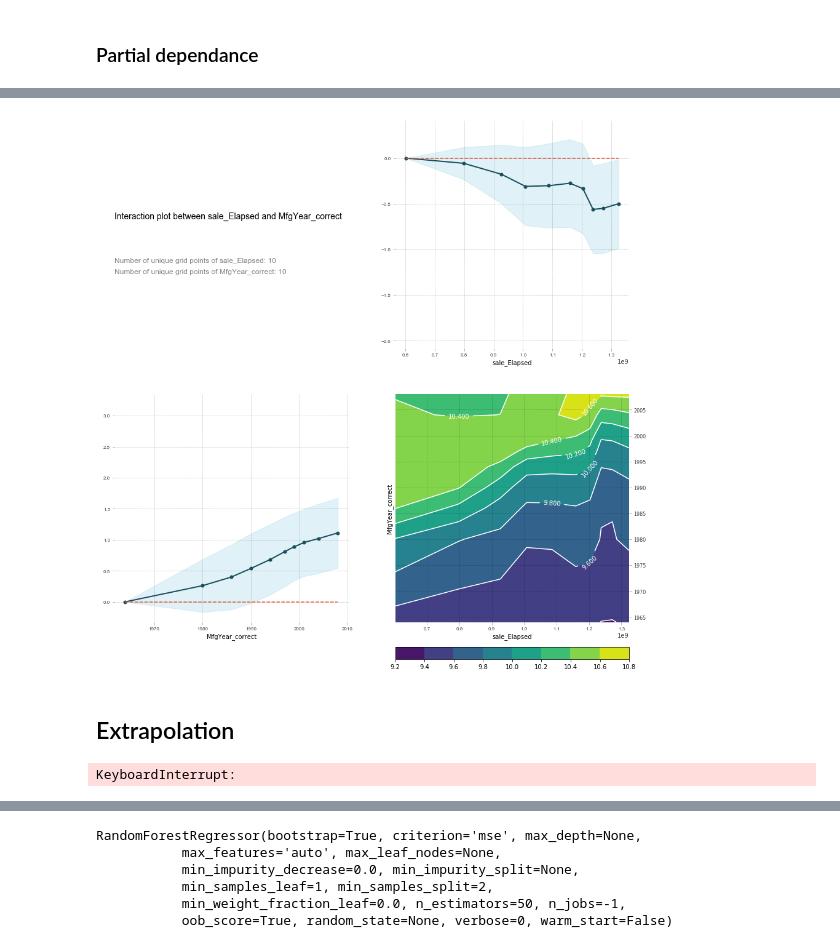
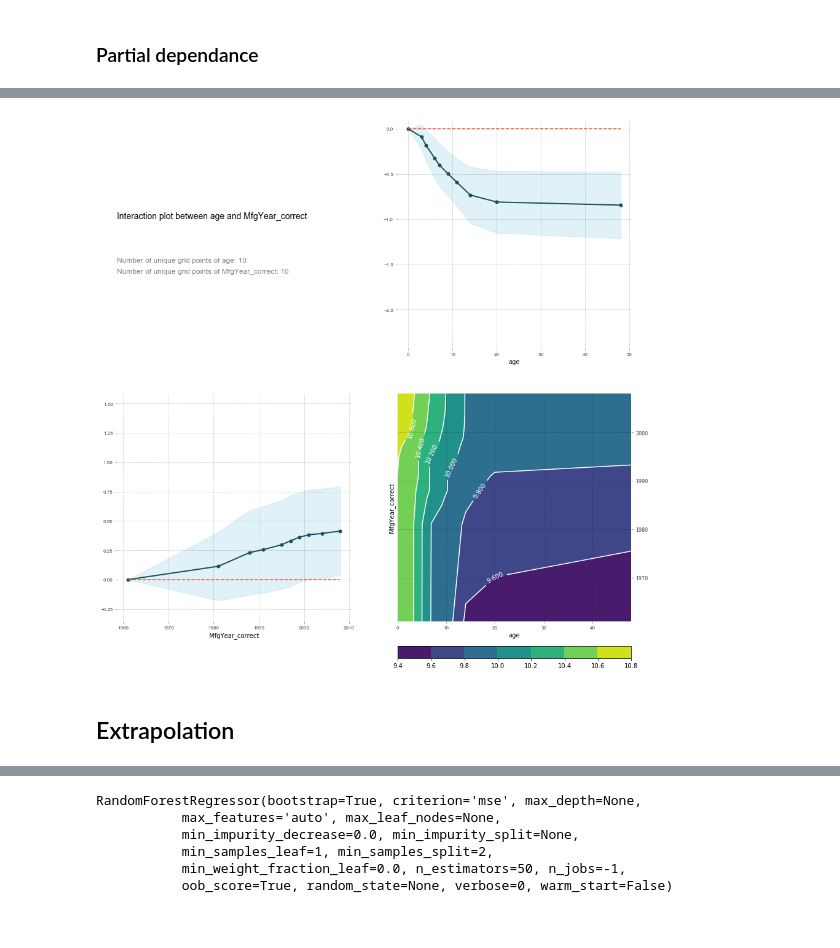
Before and after one commit to BastienVialla/bluebook_for_bulldozers, a Jupyter notebook: bulldozers.ipynb, the cells around one changed output, grey strips where cells are left out. Cells and saved outputs as stored; diff of their text form; code cells hidden in the pictures.

```diff
--- a/bulldozers.ipynb
+++ b/bulldozers.ipynb
@@ -632,4 +604,0 @@ Hence, we'll look at the features importances to reduce the overfit et improve t
-# %%
-def get_sample(df, n):
-    idxs = sorted(np.random.permutation(len(df))[:n])
-    return df.iloc[idxs].copy()
@@ -690,6 +655,6 @@ plot_feat_importance(feat_importance[:30])
 # %%
-feat_importance = feat_importance[feat_importance.imp > .005]
-len(feat_importance)
+feat_importance_keep = feat_importance[feat_importance.imp > .005]
+len(feat_importance_keep)
 # %% [output]
 23
 # %%
@@ -698,4 +663,4 @@ with open(f"{DATA_DIR}keep_cols", "wb") as handle:
 # %%
-df_keep = df_merge[feat_importance.cols]
+df_keep = df_merge[feat_importance_keep.cols]
 df_keep.head()
 # %% [output]
@@ -777,5 +753,5 @@ fiModelDesc:  0.90575595725
 # %%
-df_keep.drop("fiBaseModel", axis=1, inplace=True)
+df_keep = df_keep.drop("fiBaseModel", axis=1)
 # %%
 raw_train, raw_valid = split_vals(df_keep, n_trn)
 x_train, x_valid = split_vals(df_keep, n_trn)
@@ -859,6 +831,6 @@ for feat in df_keep.columns:
 # %%
-feats = ['sale_Elapsed', 'MfgYear_correct']
+feats = ['age', 'MfgYear_correct']
 p = pdp.pdp_interact(random_forest, x_train_aux, feats)
 pdp.pdp_interact_plot(p, feats)
 # %% [output]
-[figure, old version]
+[figure, new version]
@@ -867,15 +837,11 @@ df_merge["age"] = df_merge["sale_Year"]-df_merge["MfgYear_correct"]
 # %% [markdown]
 ## Extrapolation
 # %%
-df_keep = df_merge[feat_importance > 0.005].copy()
 df_ext = df_keep.copy()
 df_ext["is_valid"] = 1
-# df_ext = df_ext.loc[:n_trn, "is_valid"] = 0
 df_ext["is_valid"].values[:n_trn] = 0
 y = df_ext["is_valid"].values
 df_ext.drop("is_valid", axis=1, inplace=True)
-# %% [output]
-KeyboardInterrupt:
 # %%
 m = RandomForestClassifier(n_estimators=50, n_jobs=-1, oob_score=True)
 m.fit(df_ext, y);
```
Also changed, not shown: parts of 89 cells of this notebook.
